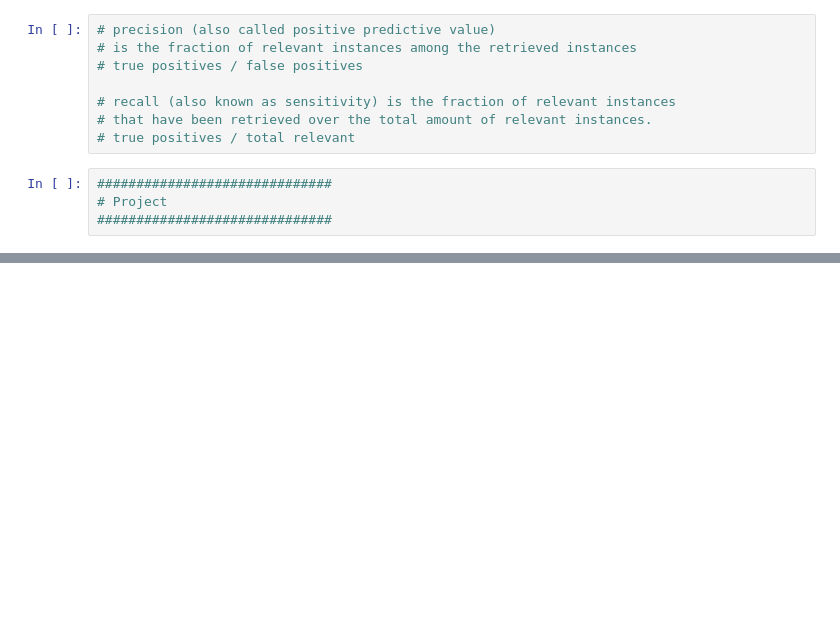
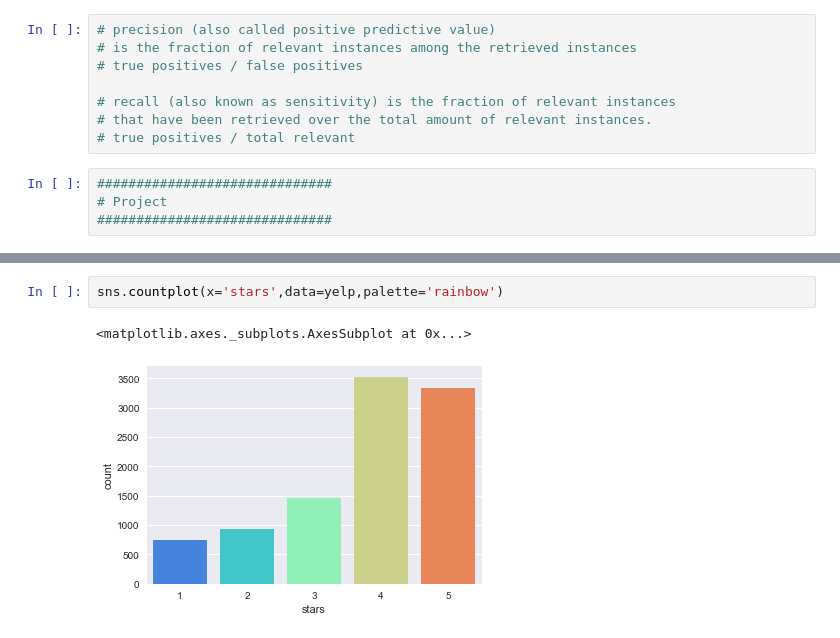
Before and after one commit to bcutrell/study, a Jupyter notebook: python/data-science/machine-learning/nlp.ipynb, the cells around one changed output, grey strips where cells are left out. Drawn from its saved outputs; the diff is of its cells as text; blank space fills up the shorter version.

```diff
--- a/python/data-science/machine-learning/nlp.ipynb
+++ b/python/data-science/machine-learning/nlp.ipynb
@@ -178,0 +328,5 @@ yelp = pd.read_csv(messages)
+# %%
+sns.countplot(x='stars',data=yelp,palette='rainbow')
+# %% [output]
+<matplotlib.axes._subplots.AxesSubplot at 0x...>
+[figure, added]
```
Also changed, not shown: parts of 48 cells of this notebook.
